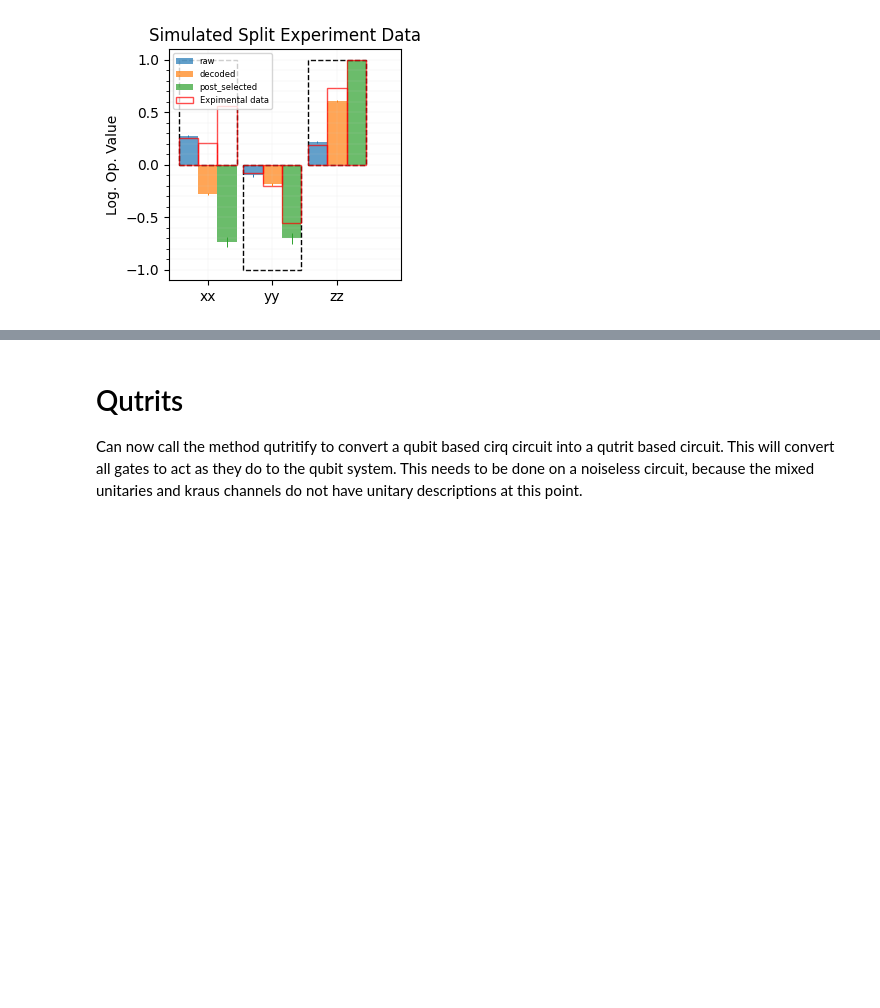
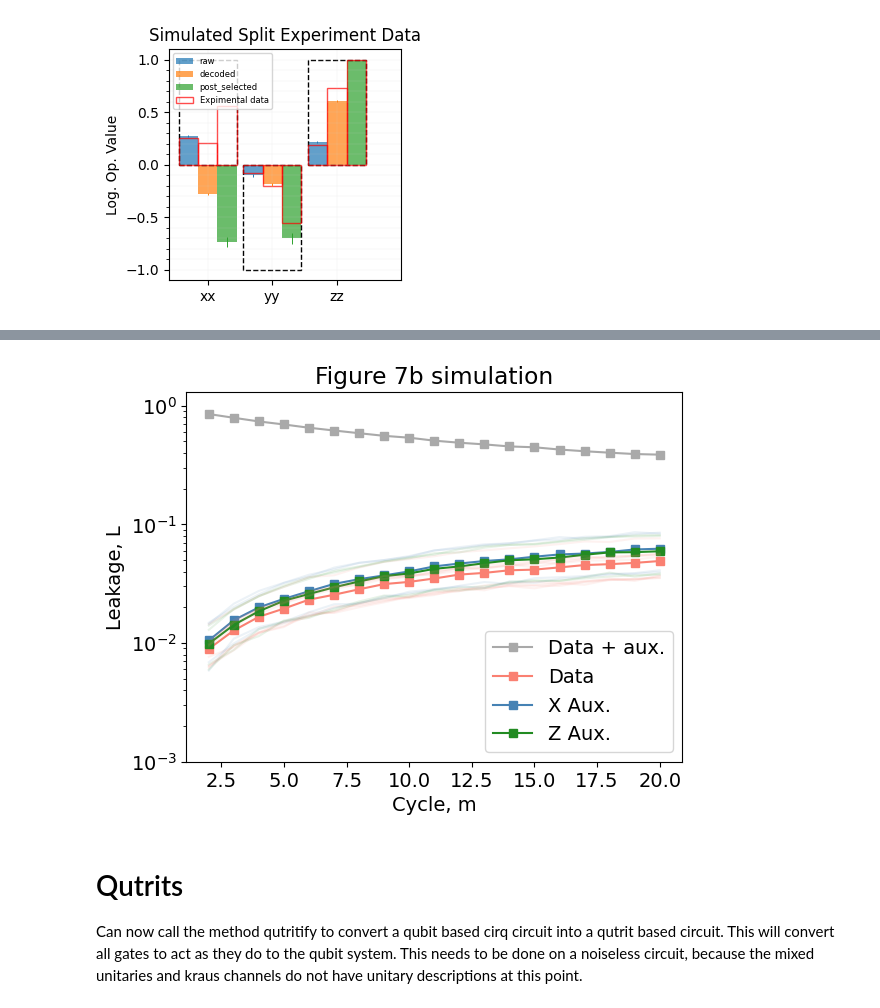
Before and after one commit to ihesner/cirq_qec, a Jupyter notebook: example_notebook.ipynb, the cells around one changed output, grey strips where cells are left out. Cells and saved outputs as stored; diff of their text form; code cells hidden in the pictures; blank space fills up the shorter version.

```diff
--- a/example_notebook.ipynb
+++ b/example_notebook.ipynb
@@ -681,3 +885,55 @@ plot_fig2(leakage_data, title="stim_leakage", flip=-1)
+# %%
+# Leakage data processing
+
+xs = [4, 6, 12, 14]
+zs = [1, 8, 10, 17]
+ds = [2, 3, 5, 7, 9, 11, 13, 15, 16]
+
+
+leakage, d, z, x, qbs = [], [], [], [], []
+for r in leakage_data:
+    data = leakage_data[r]
+    qb_leak_rates = sum(data["leaked_bits"])
+
+
+    leakage.append(data['kept'] / data['shots'])
+    # qbs.append(qb_leak_rates)
+    qbs.append(qb_leak_rates[1:] / data['shots'])
+    d.append(sum([qb_leak_rates[q] for q in ds]) / data['shots'] / len(ds))
+    x.append(sum([qb_leak_rates[q] for q in xs]) / data['shots'] / len(xs))
+    z.append(sum([qb_leak_rates[q] for q in zs]) / data['shots'] / len(zs))
+# %%
+rs = [r for r in leakage_data]
+colors = {"l": 'darkgray',
+          'x': "steelblue",
+          'z': "forestgreen",
+          'd': "salmon"}
+
+plt.plot(rs, leakage, 's-',
+         color=colors['l'], label="Data + aux.")
+plt.plot(rs, d, 's-',
+         color=colors['d'], label="Data")
+plt.plot(rs, x, 's-',
+         color=colors['x'], label="X Aux.")
+plt.plot(rs, z, 's-',
+         color=colors['z'], label="Z Aux.")
+
+colorkey = '0zddxdxdzdzdxdxddz'
+for q in range(1, 18):
+    plt.plot(rs, np.transpose(qbs)[q-1],
+             color=colors[colorkey[q]], alpha=.1)
+
+plt.yscale('log')
+plt.ylim(1e-3, 1.3)
+plt.legend()
+plt.xlabel("Cycle, m")
+plt.ylabel("Leakage, L")
+plt.title("Figure 7b simulation")
+plt.savefig(f"figs\\{today}_fig_7b_simulation_{shots}.png")
+
+plt.show()
+# %% [output]
+[figure, added]
 # %% [markdown]
 # Qutrits
 
```
Also changed, not shown: parts of 15 cells of this notebook.
